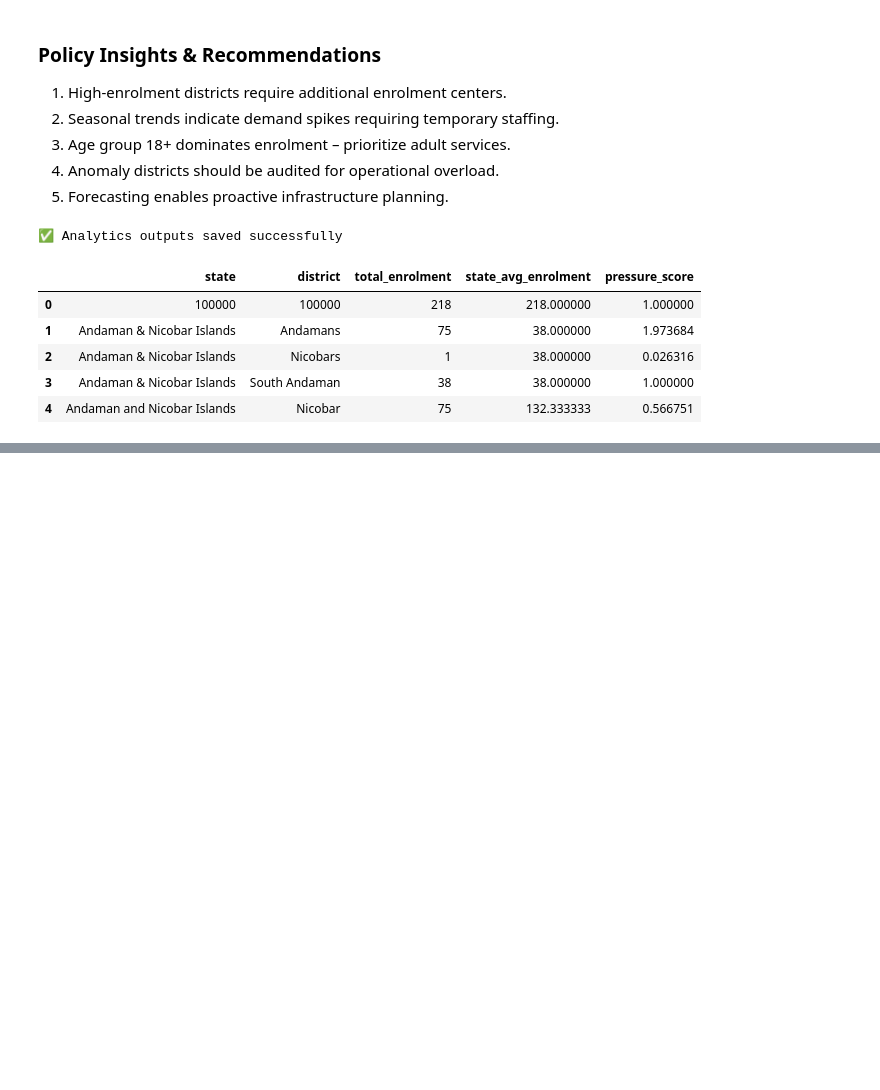
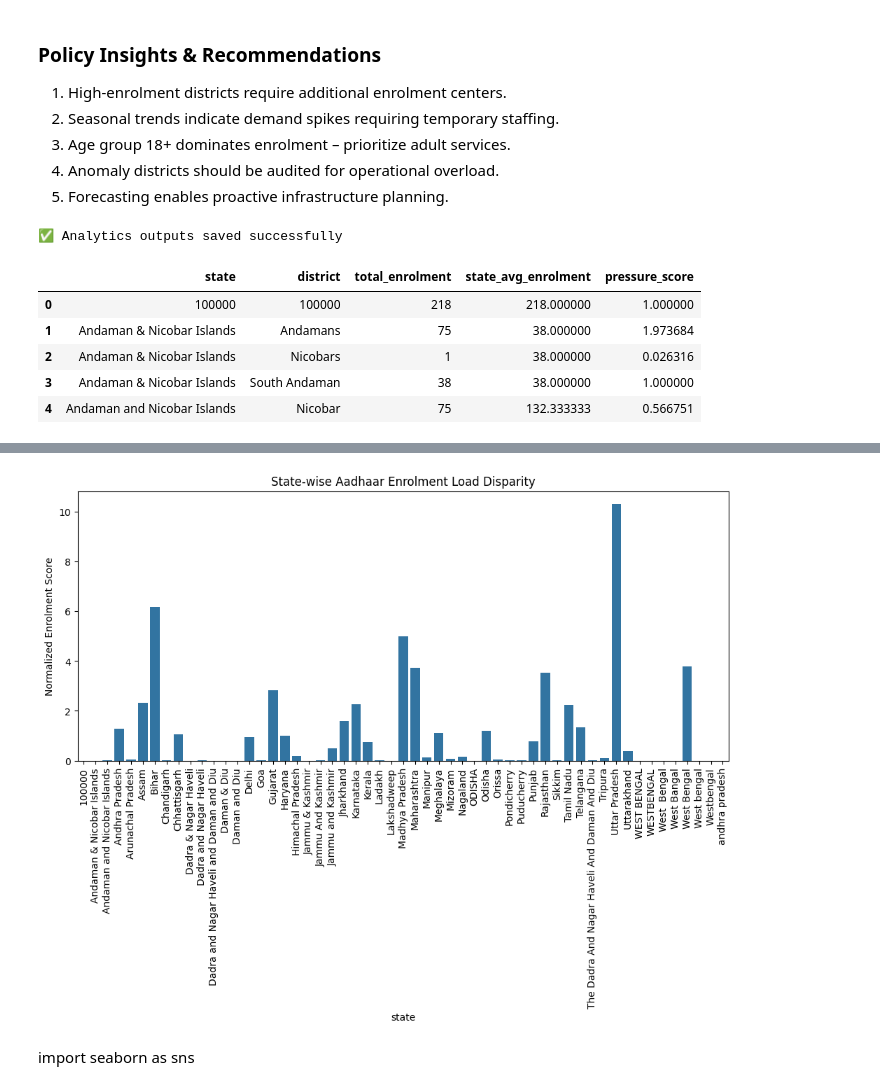
Before and after one commit to Shaheen010507/UIDAI_Hackathon_2026, a Jupyter notebook: Aadhaar_Analytics_Project.ipynb, the cells around one changed output, grey strips where cells are left out. Saved outputs shown, nothing was run; the diff lists cells and outputs as text; code cells hidden in the pictures; blank space fills up the shorter version.

```diff
--- a/Aadhaar_Analytics_Project.ipynb
+++ b/Aadhaar_Analytics_Project.ipynb
@@ -508,0 +660,10 @@ district_load.sort_values(
+# %%
+# CELL 39 — STATE LEVEL AGGREGATION
+
+state_enrolment = (
+    df.groupby('state')[['age_0_5', 'age_5_17', 'age_18_greater', 'total_enrolment']]
+    .sum()
+    .reset_index()
+)
+
+state_enrolment.head()
@@ -508,0 +677,9 @@ district_load.sort_values(
+# %%
+# CELL 40 — NORMALIZED ENROLMENT SCORE
+
+state_enrolment['enrolment_score'] = (
+    state_enrolment['total_enrolment'] /
+    state_enrolment['total_enrolment'].mean()
+)
+
+state_enrolment[['state', 'enrolment_score']].head()
@@ -508,0 +693,18 @@ district_load.sort_values(
+# %%
+# CELL 41 — STATE LEVEL DISPARITY
+import seaborn as sns
+
+plt.figure(figsize=(12,5))
+sns.barplot(
+    x='state',
+    y='enrolment_score',
+    data=state_enrolment
+)
+plt.xticks(rotation=90)
+plt.title("State-wise Aadhaar Enrolment Load Disparity")
+plt.ylabel("Normalized Enrolment Score")
+plt.show()
+# %% [output]
+[figure, added]
+# %% [markdown]
+import seaborn as sns
```
Also changed, not shown: parts of 39 cells of this notebook.
